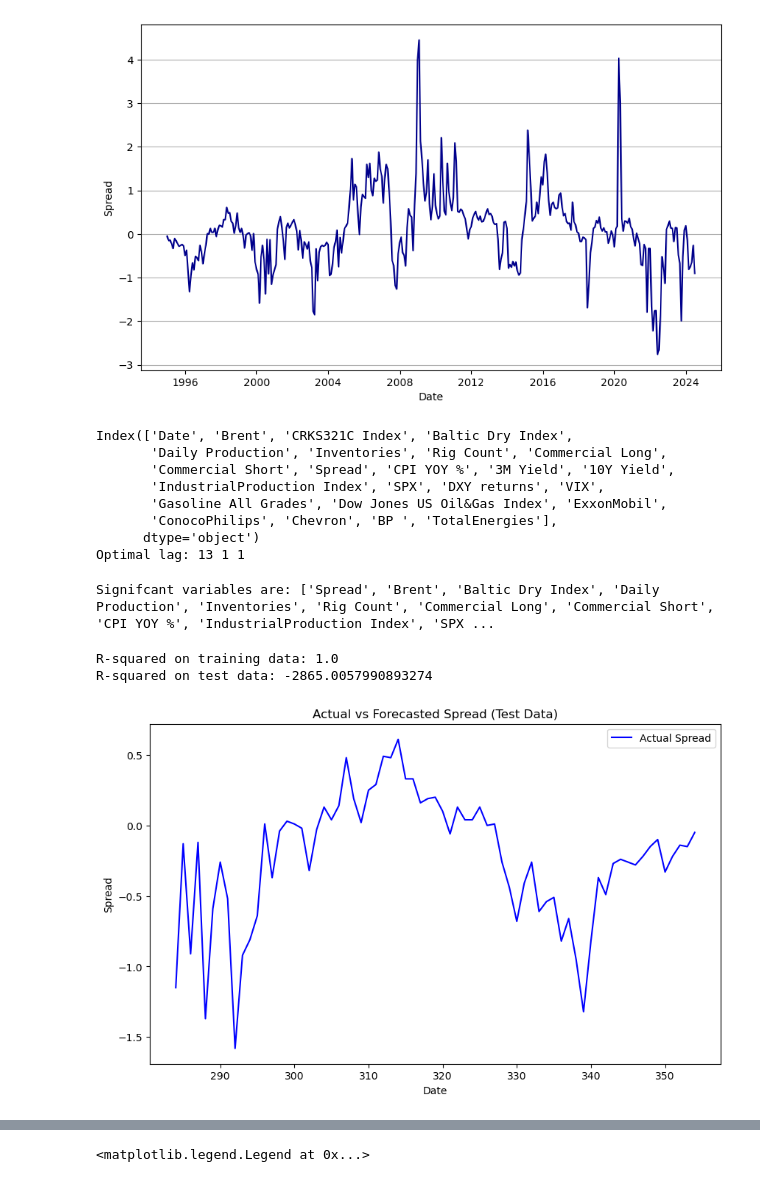
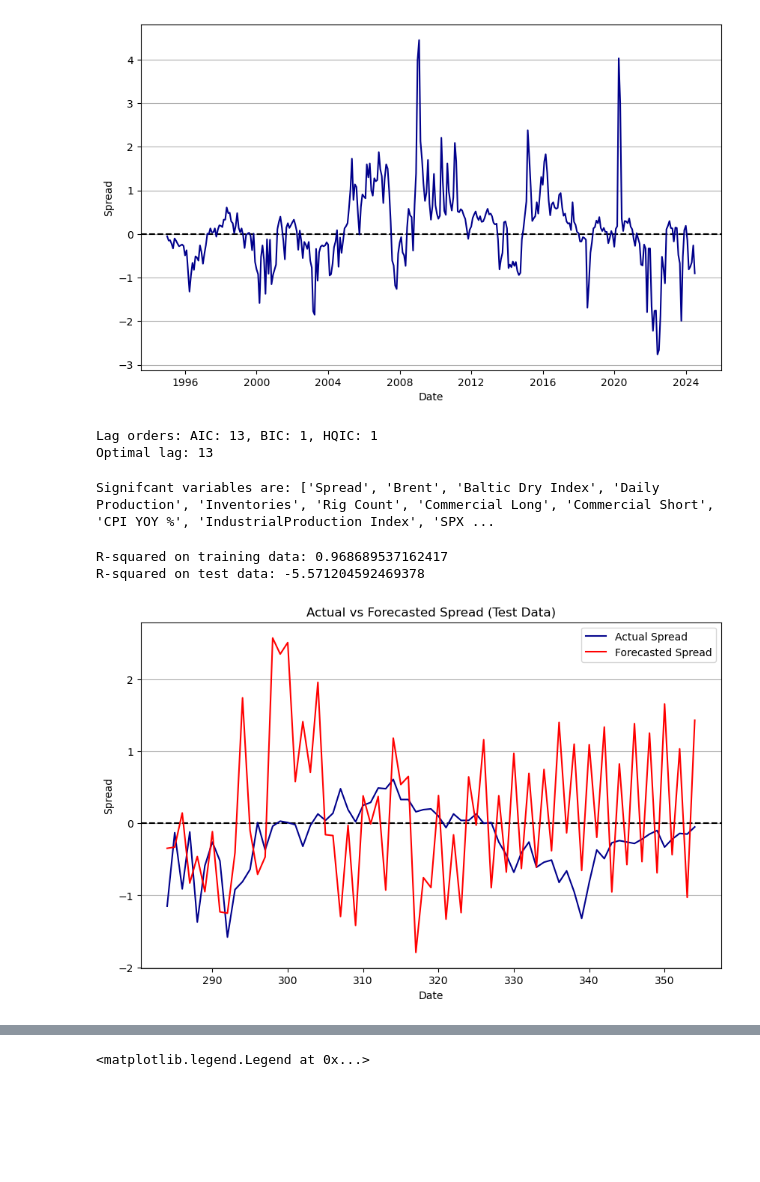
Before and after one commit to j0nl925/MSc-Finance-Econometrics-Coursework, a Jupyter notebook: Coursework.ipynb, the cells around one changed output, grey strips where cells are left out. Drawn from its saved outputs; the diff is of its cells as text; code cells hidden in the pictures; blank space fills up the shorter version.

Commit message:
Cleaned up code

```diff
--- a/Coursework.ipynb
+++ b/Coursework.ipynb
@@ -20,52 +20,57 @@ from scipy.stats import norm
 import warnings
 warnings.filterwarnings("ignore")
 # %%
+# Import relevant sheets from Excel file
 industry_monthly_data = pd.read_excel('Oil Data.xlsx', sheet_name='Industry_M')
 macro_data = pd.read_excel('Oil Data.xlsx', sheet_name='Macro_M')
 stock_prices = pd.read_excel('Oil Data.xlsx', sheet_name='StockPrices_M')
 
+# Create new column for the oil prices spread
 industry_monthly_data['Spread'] = industry_monthly_data['CL2'] - industry_monthly_data['CL1']
 
+# Convert date columns into datetime format
 industry_monthly_data['Date'] = pd.to_datetime(industry_monthly_data['Date'])
 macro_data['Date'] = pd.to_datetime(macro_data['Date'])
 stock_prices['Date'] = pd.to_datetime(stock_prices['Date'])
-
 last_date = industry_monthly_data['Date'].max()
 
+# Converted date frequency into monthly
 industry_monthly_data['Date'] = industry_monthly_data['Date'].dt.to_period('M').dt.to_timestamp('M')
 macro_data['Date'] = macro_data['Date'].dt.to_period('M').dt.to_timestamp('M')
 stock_prices['Date'] = stock_prices['Date'].dt.to_period('M').dt.to_timestamp('M')
-stock_prices = stock_prices.drop(columns=['Shell'])
 
+# Merged the separate datasets into one large dataset
 merged_data = industry_monthly_data.merge(macro_data, on='Date', how='inner')
 merged_data = merged_data.merge(stock_prices, on='Date', how='inner')
 
+# Plot the spread for visualisation
 plt.figure(figsize=(10, 6))
 plt.grid(axis='y')
+plt.axhline(y = 0, color='black', linestyle='--')
 plt.plot(merged_data['Date'], merged_data['Spread'], color='darkblue')
 plt.xlabel('Date')
 plt.ylabel('Spread')
 
-merged_data = merged_data.drop(columns=['CL1', 'CL2', 'Total Open Interest'])
+# Drop unneccessary columns
+merged_data = merged_data.drop(columns=['CL1', 'CL2', 'Total Open Interest', 'Shell'])
 # %% [output]
-[figure, old version]
+[figure, new version]
 # %%
 # AdFuller test
 for i in merged_data:
-    if i == "Date":
+    if i == "Date": # Ignore the Date column
         continue
     adfullertest = adfuller(merged_data[i].dropna())
-    if adfullertest[1] > 0.05:
+    if adfullertest[1] > 0.05: # Difference any column if p-value > 0.05 (i.e. non stationary)
         merged_data[i] = merged_data[i].diff()
 merged_data_adfuller_cleaned = merged_data.dropna()
-print(merged_data_adfuller_cleaned.columns)
 
-# KPSS
+# KPSS test
 for i in merged_data:
-    if i == "Date":
+    if i == "Date": # Ignore the Date column
         continue
     kpsstest = adfuller(merged_data[i].dropna())
-    if kpsstest[1] > 0.05:
+    if kpsstest[1] > 0.05: # Difference any column if p-value > 0.05 (i.e. non stationary)
         merged_data[i] = merged_data[i].diff()
 merged_data_kpss_cleaned = merged_data.dropna()
 
@@ -75,18 +80,15 @@ model_vars = ['Brent', 'CRKS321C Index', 'Baltic Dry Index',
        'IndustrialProduction Index', 'SPX', 'DXY returns', 'VIX',
        'Gasoline All Grades', 'Dow Jones US Oil&Gas Index', 'ExxonMobil',
        'ConocoPhilips', 'Chevron', 'BP ', 'TotalEnergies']
+
+# Fit the cleaned data to an initial VAR model to determine the information criteria values
 var_data = merged_data_adfuller_cleaned[model_vars]
 model = VAR(var_data)
 lag_order = model.select_order()
-optimal_lag = lag_order.aic
-print("Optimal lag:", lag_order.aic, lag_order.bic, lag_order.hqic)
+print(f"Lag orders: AIC: {lag_order.aic}, BIC: {lag_order.bic}, HQIC: {lag_order.hqic}")
+optimal_lag = max(lag_order.aic, lag_order.bic, lag_order.hqic)
+print("Optimal lag:", optimal_lag)
 # %% [output]
-Index(['Date', 'Brent', 'CRKS321C Index', 'Baltic Dry Index',
-       'Daily Production', 'Inventories', 'Rig Count', 'Commercial Long',
-       'Commercial Short', 'Spread', 'CPI YOY %', '3M Yield', '10Y Yield',
-       'IndustrialProduction Index', 'SPX', 'DXY returns', 'VIX',
-       'Gasoline All Grades', 'Dow Jones US Oil&Gas Index', 'ExxonMobil',
-       'ConocoPhilips', 'Chevron', 'BP ', 'TotalEnergies'],
-      dtype='object')
-Optimal lag: 13 1 1
+Lag orders: AIC: 13, BIC: 1, HQIC: 1
+Optimal lag: 13
 # %%
@@ -108,7 +111,7 @@ train_data = significant_var_data.iloc[:train_size]
 test_data = significant_var_data.iloc[train_size:]
 
 significant_model = VAR(train_data)
-significant_results = significant_model.fit(maxlags=16)
+significant_results = significant_model.fit(maxlags=optimal_lag)
 lags = significant_results.k_ar
 
 fitted_train = significant_results.fittedvalues
@@ -116,38 +119,40 @@ actual_train = train_data.iloc[lags:]['Spread']
 
 def compute_r_squared(actual, predicted):
     if len(actual) != len(predicted):
         raise ValueError("The length of actual and predicted values must be the same")
     residual_sum_of_squares = np.sum((actual - predicted) ** 2)
     total_sum_of_squares = np.sum((actual - np.mean(actual)) ** 2)
     r_squared = 1 - (residual_sum_of_squares / total_sum_of_squares)
     return r_squared
 
 r_squared_train = compute_r_squared(actual_train, fitted_train['Spread'])
 print("R-squared on training data:", r_squared_train)
 
 forecast_input = train_data.values[-lags:]
 forecast_steps = len(test_data)
 forecast = significant_results.forecast(y=forecast_input, steps=forecast_steps)
 forecast_df = pd.DataFrame(forecast, index=test_data.index, columns=significant_var_data.columns)
 
 actual_spread = test_data['Spread']
 predicted_spread = forecast_df['Spread']
 
 r_squared_test = compute_r_squared(actual_spread, predicted_spread)
 print("R-squared on test data:", r_squared_test)
 
 plt.figure(figsize=(10, 6))
-plt.plot(actual_spread.index, actual_spread, label='Actual Spread', color='blue')
-# plt.plot(predicted_spread.index, predicted_spread, label='Forecasted Spread', color='red')
+plt.grid(axis='y')
+plt.axhline(y = 0, color='black', linestyle='--')
+plt.plot(actual_spread.index, actual_spread, label='Actual Spread', color='darkblue')
+plt.plot(predicted_spread.index, predicted_spread, label='Forecasted Spread', color='red')
 plt.xlabel('Date')
 plt.ylabel('Spread')
 plt.title('Actual vs Forecasted Spread (Test Data)')
 plt.legend()
 plt.show()
 # %% [output]
-R-squared on training data: 1.0
-R-squared on test data: -2865.0057990893274
+R-squared on training data: 0.968689537162417
+R-squared on test data: -5.571204592469378
-[figure, old version]
+[figure, new version]
 # %%
 lags = optimal_lag
 X = pd.concat([significant_var_data.shift(i) for i in range(1, lags+1)], axis=1).dropna()
```
Also changed, not shown: parts of 4 cells of this notebook.
